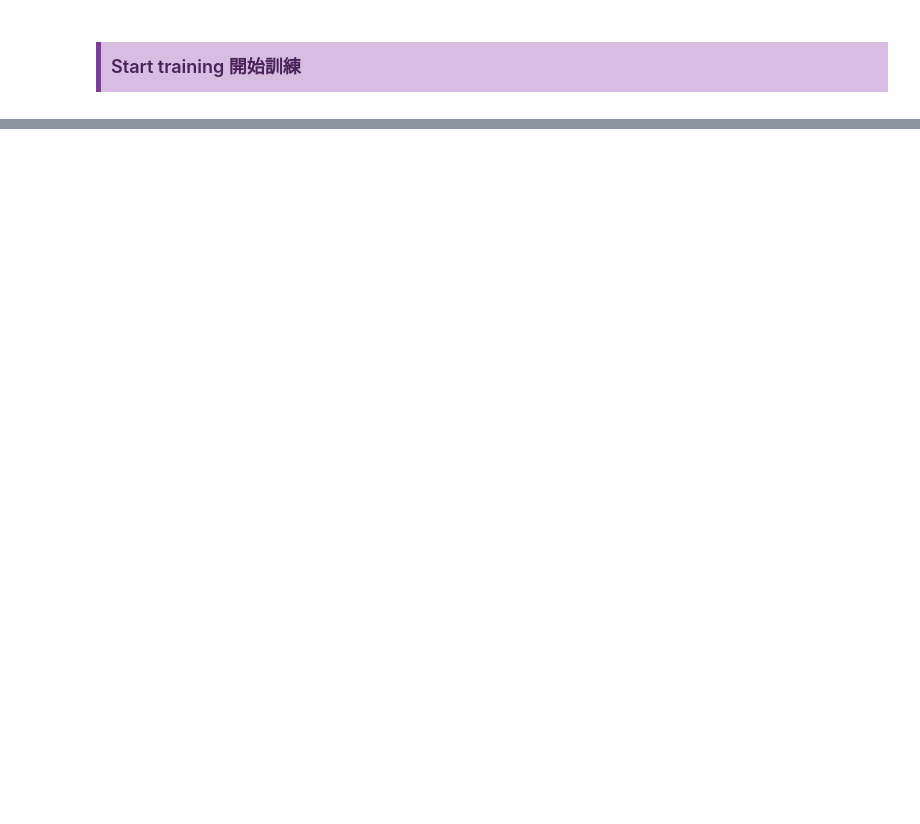
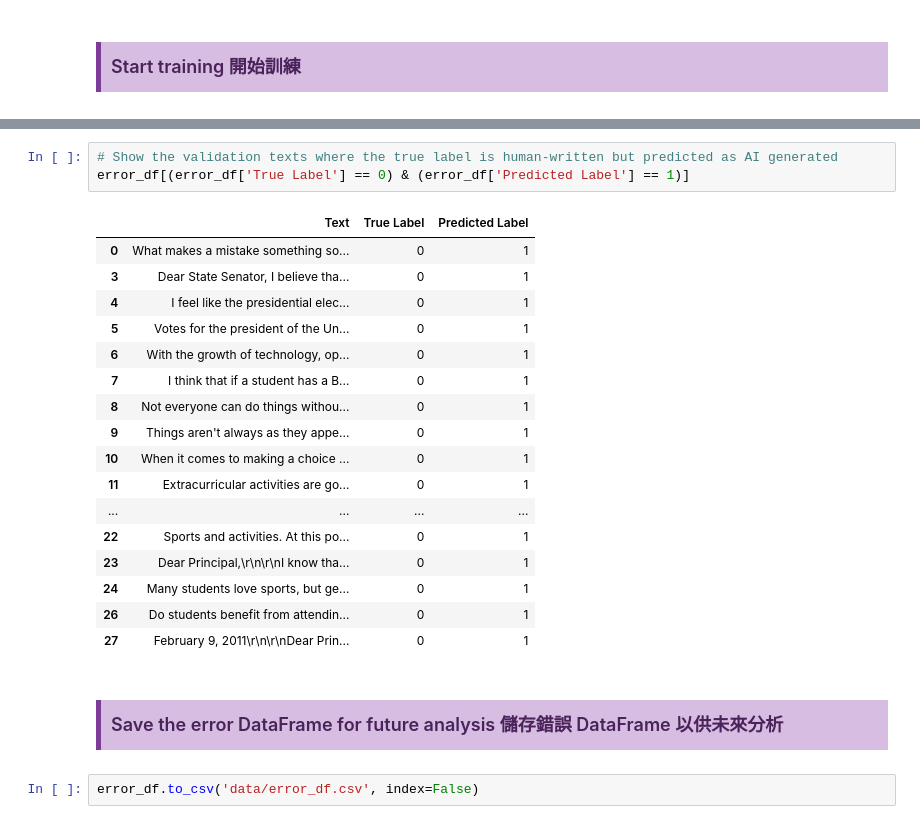
Before and after one commit to whats2000/LLMGenerateTextClassifier, a Jupyter notebook: LanguageModelClassifier/Classifier.ipynb, the cells around one changed output, grey strips where cells are left out. Saved outputs shown, nothing was run; the diff lists cells and outputs as text; blank space fills up the shorter version.

```diff
--- a/LanguageModelClassifier/Classifier.ipynb
+++ b/LanguageModelClassifier/Classifier.ipynb
@@ -293,0 +487,25 @@ Compile with `TORCH_USE_CUDA_DSA` to enable device-side assertions.
+# %%
+# Show the validation texts where the true label is human-written but predicted as AI generated
+error_df[(error_df['True Label'] == 0) & (error_df['Predicted Label'] == 1)]
+# %% [output]
+|  | Text | True Label | Predicted Label |
+| 0 | What makes a mistake something so... | 0 | 1 |
+| 3 | Dear State Senator, I believe tha... | 0 | 1 |
+| 4 | I feel like the presidential elec... | 0 | 1 |
+| 5 | Votes for the president of the Un... | 0 | 1 |
+| 6 | With the growth of technology, op... | 0 | 1 |
+| 7 | I think that if a student has a B... | 0 | 1 |
+| 8 | Not everyone can do things withou... | 0 | 1 |
+| 9 | Things aren't always as they appe... | 0 | 1 |
+| 10 | When it comes to making a choice ... | 0 | 1 |
+| 11 | Extracurricular activities are go... | 0 | 1 |
+| ... | ... | ... | ... |
+| 22 | Sports and activities. At this po... | 0 | 1 |
+| 23 | Dear Principal,\r\n\r\nI know tha... | 0 | 1 |
+| 24 | Many students love sports, but ge... | 0 | 1 |
+| 26 | Do students benefit from attendin... | 0 | 1 |
+| 27 | February 9, 2011\r\n\r\nDear Prin... | 0 | 1 |
+# %% [markdown]
+## <div style="font-family: 'Lucida Sans Unicode', sans-serif; font-size: 18px; color: #4A235A; background-color: #D7BDE2; text-align: left; padding: 10px; border-left: 5px solid #7D3C98; box-shadow: 0 4px 6px rgba(0, 0, 0, 0.2); margin-bottom: 10px;">Save the error DataFrame for future analysis 儲存錯誤 DataFrame 以供未來分析</div>
+# %%
+error_df.to_csv('data/error_df.csv', index=False)
```
Also changed, not shown: parts of 39 cells of this notebook, 2 other files.
